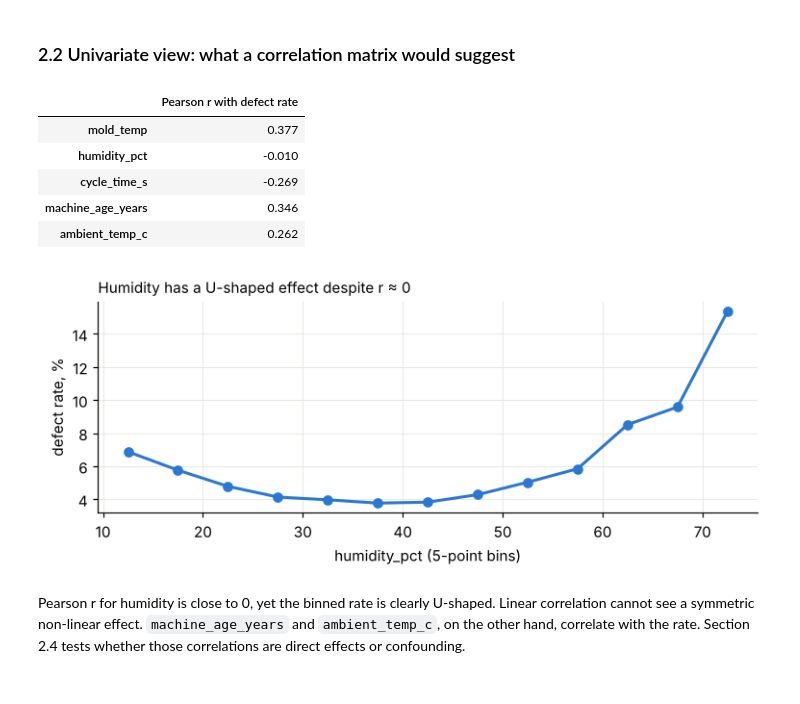
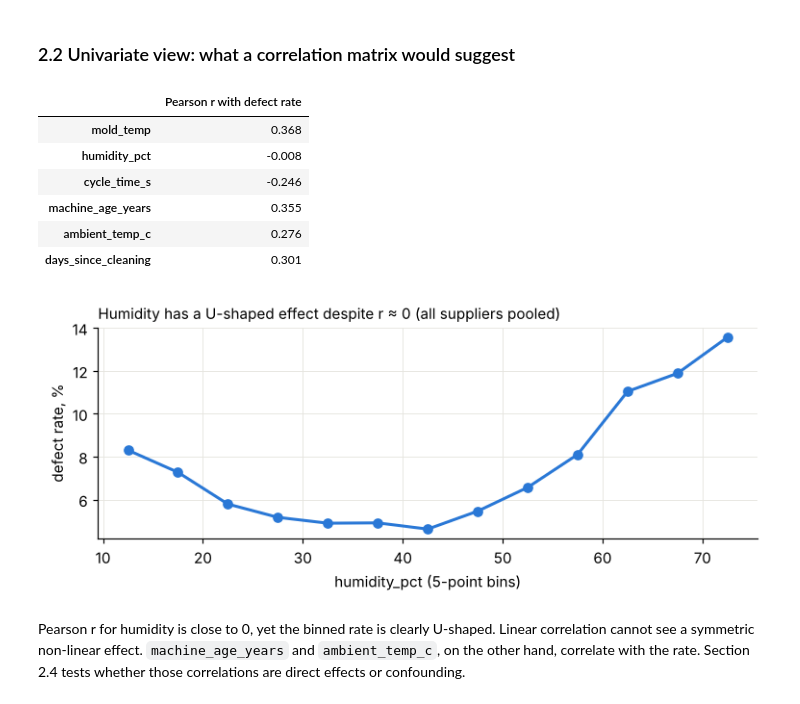
Before and after one commit to Embedded-Embodied-Intelligence/recruitment_task, a Jupyter notebook: reference/reference_solution.ipynb, the cells around one changed output. Saved outputs shown, nothing was run; the diff lists cells and outputs as text; code cells hidden in the pictures.

```diff
--- a/reference/reference_solution.ipynb
+++ b/reference/reference_solution.ipynb
@@ -27,6 +27,7 @@ pd.set_option("display.width", 140)
 
 raw = pd.read_csv(DATA / "batches.csv")
 suppliers = pd.read_csv(DATA / "suppliers.csv")
-print(raw.shape)
+maintenance = pd.read_csv(DATA / "maintenance.csv", parse_dates=["date"])
+print(raw.shape, suppliers.shape, maintenance.shape)
 raw.head()
 # %% [output]
@@ -124,5 +177,5 @@ L3 sits around 410 while the other lines sit around 210. (410 - 32) × 5/9 ≈ 2
 # %%
-def clean(raw: pd.DataFrame, suppliers: pd.DataFrame) -> pd.DataFrame:
+def clean(raw: pd.DataFrame, suppliers: pd.DataFrame, maintenance: pd.DataFrame) -> pd.DataFrame:
     df = raw.drop_duplicates().copy()
     df["shift"] = df["shift"].str.strip().str[0].str.upper().map({"D": "Day", "N": "Night"})
     df["supplier_code"] = df["supplier_code"].str.strip().str.upper()
@@ -132,10 +185,18 @@ def clean(raw: pd.DataFrame, suppliers: pd.DataFrame) -> pd.DataFrame:
     is_f = df["line"] == "L3"
     df.loc[is_f, "mold_temp"] = (df.loc[is_f, "mold_temp"] - 32) * 5 / 9   # degF -> degC
     df["production_date"] = pd.to_datetime(df["production_date"])
+    drift = (df["line"] == "L1") & (df["production_date"] >= "2025-04-14")
+    df.loc[drift, "mold_temp"] -= 8.0                                         # biased L1 sensor
+    cleanings = (maintenance.loc[maintenance["event"] == "mold_cleaning", ["line", "date"]]
+                 .rename(columns={"date": "cleaned_on"}).sort_values("cleaned_on"))
+    df = pd.merge_asof(df.sort_values("production_date"), cleanings, left_on="production_date",
+                       right_on="cleaned_on", by="line", direction="backward")
+    df["days_since_cleaning"] = (df["production_date"] - df["cleaned_on"]).dt.days
     df["rate"] = df["defective_units"] / df["units_produced"]
-    return df
+    return df.drop(columns="cleaned_on").sort_values("batch_id").reset_index(drop=True)
 
-df = clean(raw, suppliers)
+df = clean(raw, suppliers, maintenance)
+assert df["days_since_cleaning"].notna().all()
 assert df["shift"].notna().all() and df["supplier_name"].notna().all()
 assert df.groupby("line")["mold_temp"].median().between(195, 225).all()
 print(df.shape)
@@ -198,25 +264,26 @@ qc minutes = 19.9 + 0.082 x defective_units
 # %% [markdown]
 ### 2.2 Univariate view: what a correlation matrix would suggest
 # %%
-cands = ["mold_temp", "humidity_pct", "cycle_time_s", "machine_age_years", "ambient_temp_c"]
+cands = ["mold_temp", "humidity_pct", "cycle_time_s", "machine_age_years", "ambient_temp_c", "days_since_cleaning"]
 df[cands].corrwith(df["rate"]).round(3).to_frame("Pearson r with defect rate")
 # %% [output]
 |  | Pearson r with defect rate |
-| mold_temp | 0.377 |
-| humidity_pct | -0.010 |
-| cycle_time_s | -0.269 |
-| machine_age_years | 0.346 |
-| ambient_temp_c | 0.262 |
+| mold_temp | 0.368 |
+| humidity_pct | -0.008 |
+| cycle_time_s | -0.246 |
+| machine_age_years | 0.355 |
+| ambient_temp_c | 0.276 |
+| days_since_cleaning | 0.301 |
 # %%
 bins = pd.cut(df["humidity_pct"], np.arange(10, 81, 5))
 by_hum = df.groupby(bins, observed=True).apply(lambda g: g["defective_units"].sum() / g["units_produced"].sum())
 fig, ax = plt.subplots(figsize=(7, 3))
 ax.plot([b.mid for b in by_hum.index], by_hum.values * 100, color=BLUE, lw=2, marker="o", ms=6)
 ax.set_xlabel("humidity_pct (5-point bins)"); ax.set_ylabel("defect rate, %")
-ax.set_title("Humidity has a U-shaped effect despite r ≈ 0", loc="left", fontsize=10)
+ax.set_title("Humidity has a U-shaped effect despite r ≈ 0 (all suppliers pooled)", loc="left", fontsize=10)
 plt.tight_layout()
 # %% [output]
-[figure, old version]
+[figure, new version]
 # %% [markdown]
 Pearson r for humidity is close to 0, yet the binned rate is clearly U-shaped. Linear correlation cannot see a symmetric non-linear effect. `machine_age_years` and `ambient_temp_c`, on the other hand, correlate with the rate. Section 2.4 tests whether those correlations are direct effects or confounding.
 # %% [markdown]
```
Also changed, not shown: parts of 48 cells of this notebook, 21 other files.
